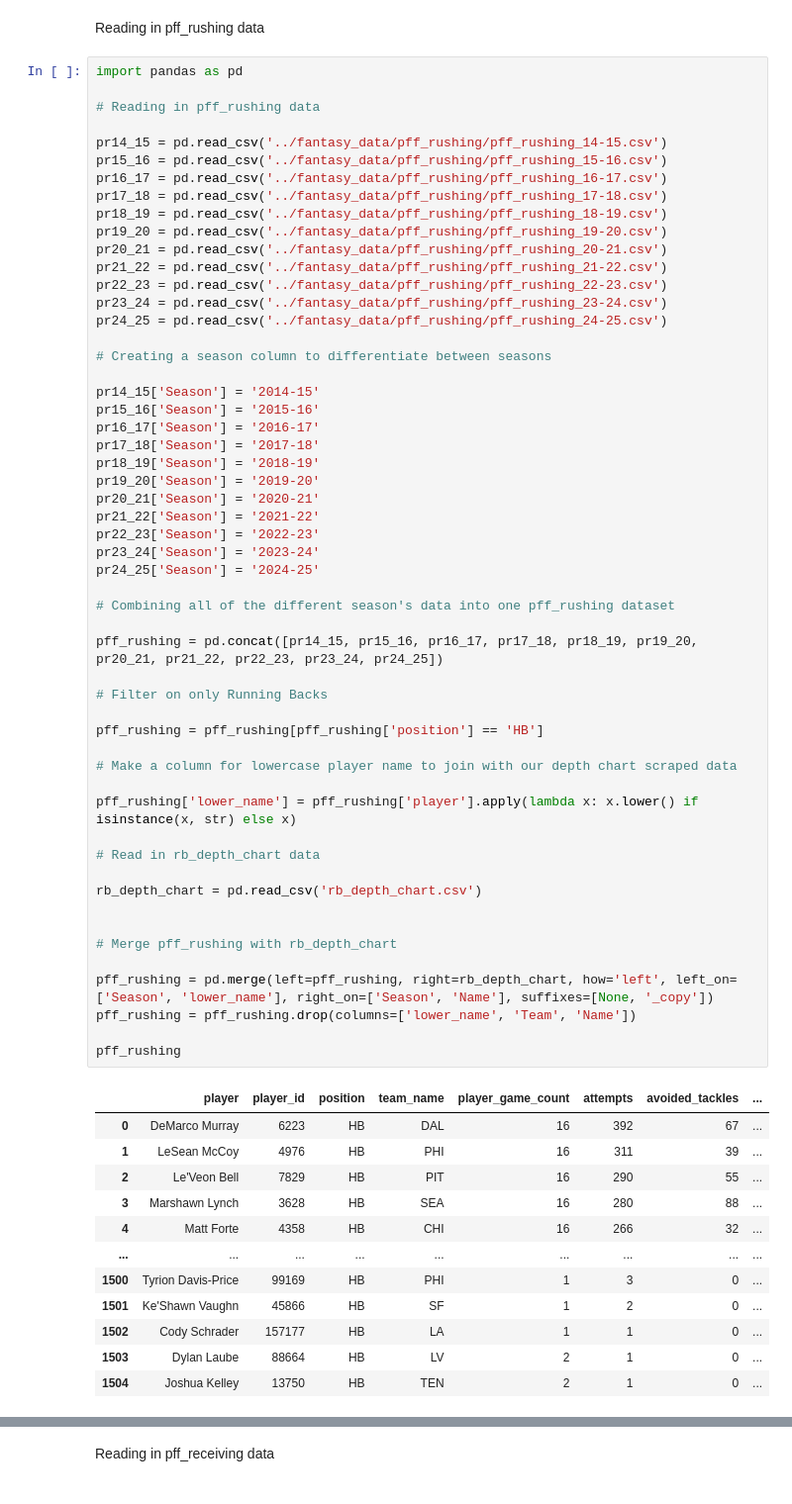
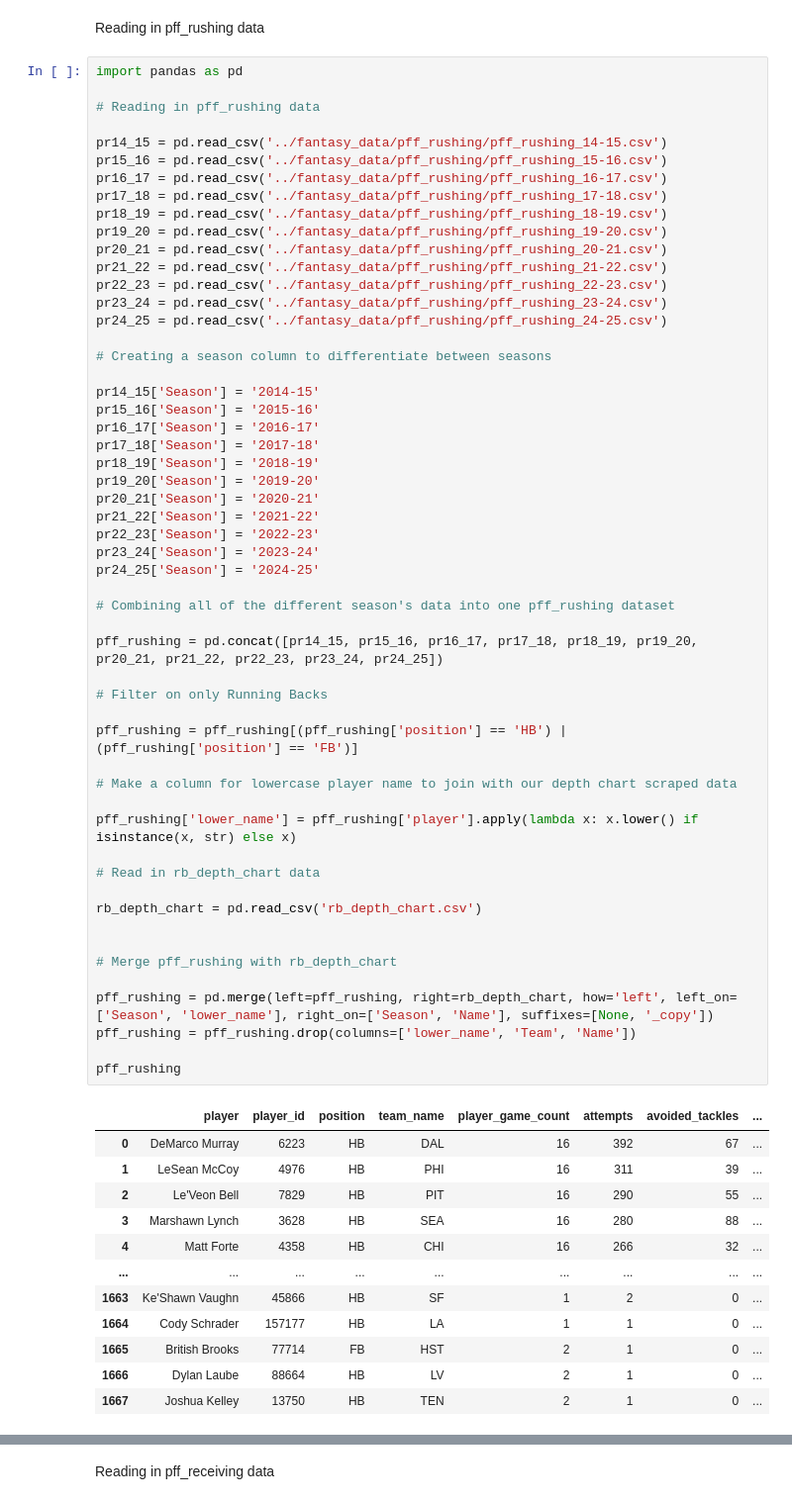
Before and after one commit to scottbwinner/NFL-Models, a Jupyter notebook: rb_models/rb_data_processing.ipynb, the cells around one changed output, grey strips where cells are left out. Shown at 99% size. Cells and saved outputs as stored; diff of their text form.

```diff
--- a/rb_models/rb_data_processing.ipynb
+++ b/rb_models/rb_data_processing.ipynb
@@ -153,36 +155,36 @@ pr24_25['Season'] = '2024-25'
 # Combining all of the different season's data into one pff_rushing dataset
 
 pff_rushing = pd.concat([pr14_15, pr15_16, pr16_17, pr17_18, pr18_19, pr19_20, pr20_21, pr21_22, pr22_23, pr23_24, pr24_25])
 
 # Filter on only Running Backs
 
-pff_rushing = pff_rushing[pff_rushing['position'] == 'HB']
+pff_rushing = pff_rushing[(pff_rushing['position'] == 'HB') | (pff_rushing['position'] == 'FB')]
 
 # Make a column for lowercase player name to join with our depth chart scraped data
 
 pff_rushing['lower_name'] = pff_rushing['player'].apply(lambda x: x.lower() if isinstance(x, str) else x)
 
 # Read in rb_depth_chart data
 
 rb_depth_chart = pd.read_csv('rb_depth_chart.csv')
 
 
 # Merge pff_rushing with rb_depth_chart
 
 pff_rushing = pd.merge(left=pff_rushing, right=rb_depth_chart, how='left', left_on=['Season', 'lower_name'], right_on=['Season', 'Name'], suffixes=[None, '_copy'])
 pff_rushing = pff_rushing.drop(columns=['lower_name', 'Team', 'Name'])
 
 pff_rushing
 # %% [output]
 |  | player | player_id | position | team_name | player_game_count | attempts | avoided_tackles | ... |
 | 0 | DeMarco Murray | 6223 | HB | DAL | 16 | 392 | 67 | ... |
 | 1 | LeSean McCoy | 4976 | HB | PHI | 16 | 311 | 39 | ... |
 | 2 | Le'Veon Bell | 7829 | HB | PIT | 16 | 290 | 55 | ... |
 | 3 | Marshawn Lynch | 3628 | HB | SEA | 16 | 280 | 88 | ... |
 | 4 | Matt Forte | 4358 | HB | CHI | 16 | 266 | 32 | ... |
 | ... | ... | ... | ... | ... | ... | ... | ... | ... |
-| 1500 | Tyrion Davis-Price | 99169 | HB | PHI | 1 | 3 | 0 | ... |
-| 1501 | Ke'Shawn Vaughn | 45866 | HB | SF | 1 | 2 | 0 | ... |
-| 1502 | Cody Schrader | 157177 | HB | LA | 1 | 1 | 0 | ... |
-| 1503 | Dylan Laube | 88664 | HB | LV | 2 | 1 | 0 | ... |
-| 1504 | Joshua Kelley | 13750 | HB | TEN | 2 | 1 | 0 | ... |
+| 1663 | Ke'Shawn Vaughn | 45866 | HB | SF | 1 | 2 | 0 | ... |
+| 1664 | Cody Schrader | 157177 | HB | LA | 1 | 1 | 0 | ... |
+| 1665 | British Brooks | 77714 | FB | HST | 2 | 1 | 0 | ... |
+| 1666 | Dylan Laube | 88664 | HB | LV | 2 | 1 | 0 | ... |
+| 1667 | Joshua Kelley | 13750 | HB | TEN | 2 | 1 | 0 | ... |
```
Also changed, not shown: parts of 9 cells of this notebook.
